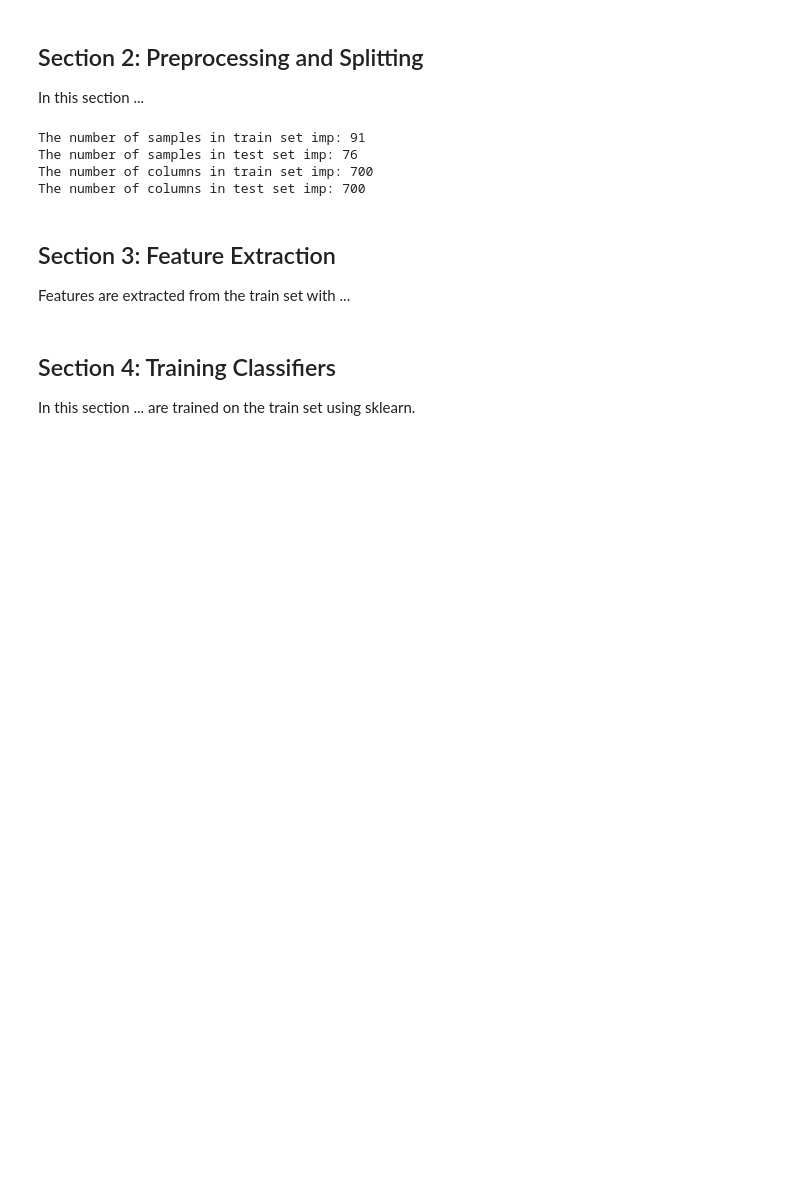
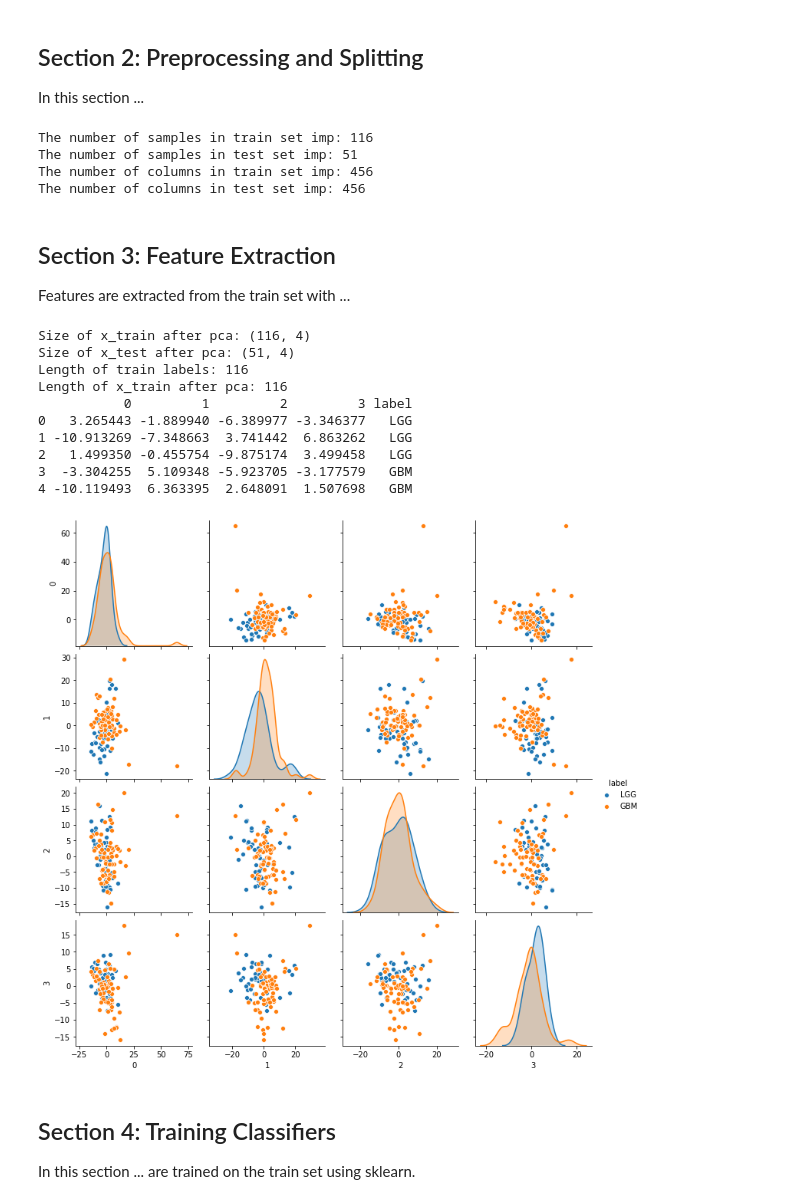
Before and after one commit to i-moes/TM10007_PROJECT, a Jupyter notebook: assignment.ipynb, the cells around one changed output. Drawn from its saved outputs; the diff is of its cells as text; code cells hidden in the pictures; blank space fills up the shorter version.

Commit message:
Testing sklearn.pipeline, pca now works

```diff
--- a/assignment.ipynb
+++ b/assignment.ipynb
@@ -191,10 +242,10 @@ The number of columns: 725
 In this section ...
 # %%
 # Clean data for NaN, zero, #DIC/0! errors and inf values
-data, labels = preprocessing(data)
+data_c, labels_c = preprocessing(data)
 
 # Split data into train and test set
-x_train, x_test, y_train, y_test = train_test_split(data, labels, test_size = 0.45)
+x_train, x_test, y_train, y_test = splitting_train_test(data_c, labels_c, 0.3)
 
 # Impute for NaN values
 imputor = KNNImputer(n_neighbors=5, weights='distance')
@@ -213,26 +264,40 @@ print(f'The number of columns in train set imp: {len(data_imp_train.columns)}')
 print(f'The number of columns in test set imp: {len(data_imp_test.columns)}')
 
 ## Scaler
-scaler = sklearn.preprocessing.StandardScaler().fit(x_train)
-x_train_transformed = scaler.transform(x_train)
-x_test_transformed = scaler.transform(x_test)
+scaler = sklearn.preprocessing.StandardScaler().fit(data_imp_train)
+x_train_transformed = scaler.transform(data_imp_train)
+x_test_transformed = scaler.transform(data_imp_test)
 # %% [output]
-The number of samples in train set imp: 91
-The number of samples in test set imp: 76
-The number of columns in train set imp: 700
-The number of columns in test set imp: 700
+The number of samples in train set imp: 116
+The number of samples in test set imp: 51
+The number of columns in train set imp: 456
+The number of columns in test set imp: 456
 # %% [markdown]
 ## Section 3: Feature Extraction
 
 Features are extracted from the train set with  ...
 # %%
 # Feature extraction
-x_train_trans, x_test_trans = train_pca(x_train_transformed, x_train_transformed, components=4)
+x_train_trans, x_test_trans = train_pca(x_train_transformed, x_test_transformed, components=4)
 
 print(f'Size of x_train after pca: {x_train_trans.shape}')
 print(f'Size of x_test after pca: {x_test_trans.shape}')
+print(f'Length of train labels: {len(y_train)}')
+print(f'Length of x_train after pca: {len(x_train_trans)}')
 
 pca4_plot(x_train_trans, y_train)
+# %% [output]
+Size of x_train after pca: (116, 4)
+Size of x_test after pca: (51, 4)
+Length of train labels: 116
+Length of x_train after pca: 116
+           0         1         2         3 label
+0   3.265443 -1.889940 -6.389977 -3.346377   LGG
+1 -10.913269 -7.348663  3.741442  6.863262   LGG
+2   1.499350 -0.455754 -9.875174  3.499458   LGG
+3  -3.304255  5.109348 -5.923705 -3.177579   GBM
+4 -10.119493  6.363395  2.648091  1.507698   GBM
+[figure, added]
 # %% [markdown]
 ## Section 4: Training Classifiers
 
```
Also changed, not shown: parts of 5 cells of this notebook.
